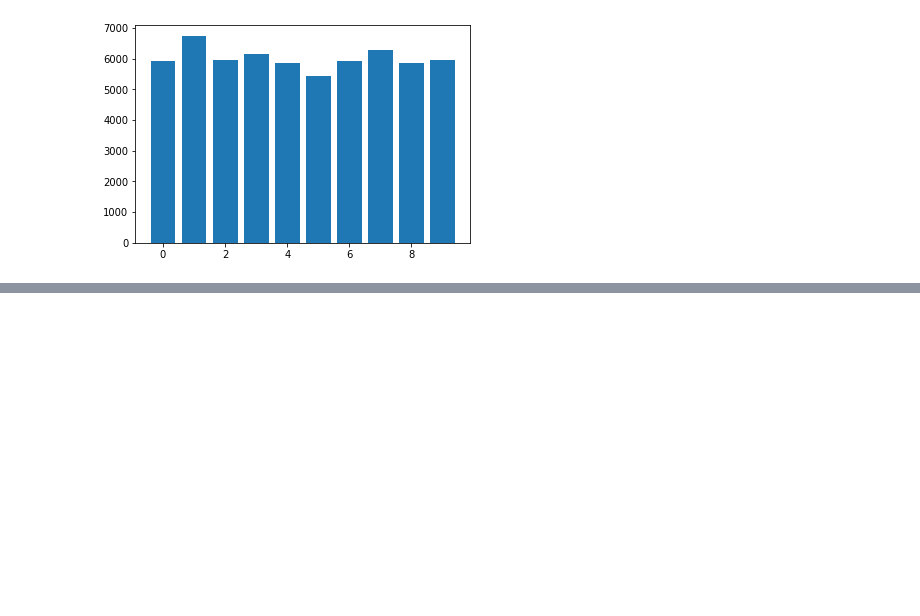
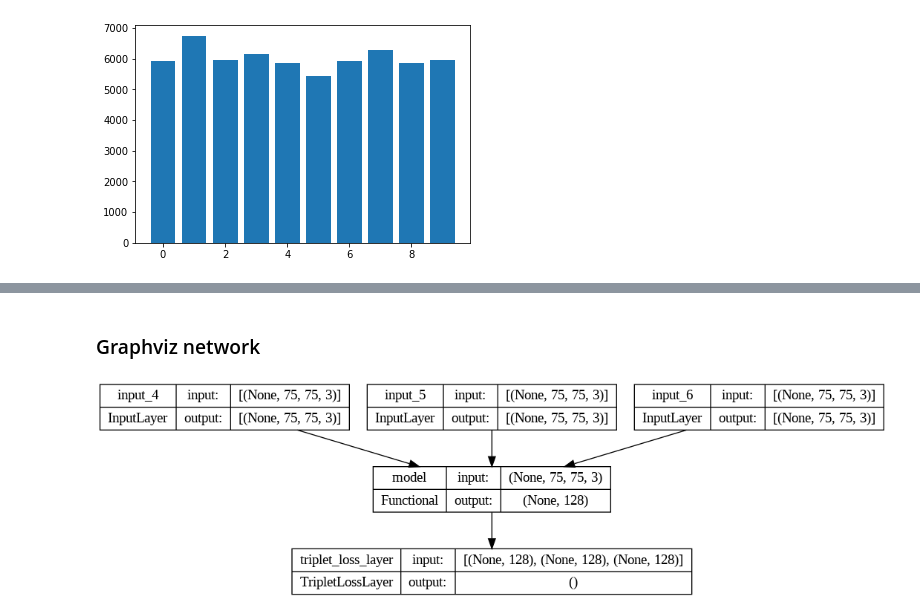
Before and after one commit to robotstech/similarity-ml, a Jupyter notebook: main.ipynb, the cells around one changed output, grey strips where cells are left out. Cells and saved outputs as stored; diff of their text form; code cells hidden in the pictures; blank space fills up the shorter version.

```diff
--- a/main.ipynb
+++ b/main.ipynb
@@ -41,0 +261,5 @@ hello
+# %%
+# Input for anchor, positive and negative images
+input_shape = tuple(sample_pairs[0].shape[1:])
+
+base_network = create_base_network(input_shape)
@@ -41,0 +308,16 @@ hello
+# %%
+anchor_input = keras.Input(shape=input_shape)
+positive_input = keras.Input(shape=input_shape)
+negative_input = keras.Input(shape=input_shape)
+
+# Output for anchor, positive and negative embedding vectors
+# The nn4_small model instance is shared (Siamese network)
+emb_a = base_network(anchor_input)
+emb_p = base_network(positive_input)
+emb_n = base_network(negative_input)
+
+# Layer that computes the triplet loss from anchor, positive and negative embedding vectors
+triplet_loss_layer = TripletLossLayer(alpha=0.1, name='triplet_loss_layer')([emb_a, emb_p, emb_n])
+
+# Model that can be trained with anchor, positive negative images
+triplet_network = Model([anchor_input, positive_input, negative_input], triplet_loss_layer)
@@ -41,0 +346,8 @@ hello
+# %% [markdown]
+### Graphviz network
+# %%
+import tensorflow as tf
+
+tf.keras.utils.plot_model(triplet_network, show_shapes=True, to_file="triplet_network.png")
+# %% [output]
+[figure, added]
```
Also changed, not shown: parts of 54 cells of this notebook.
